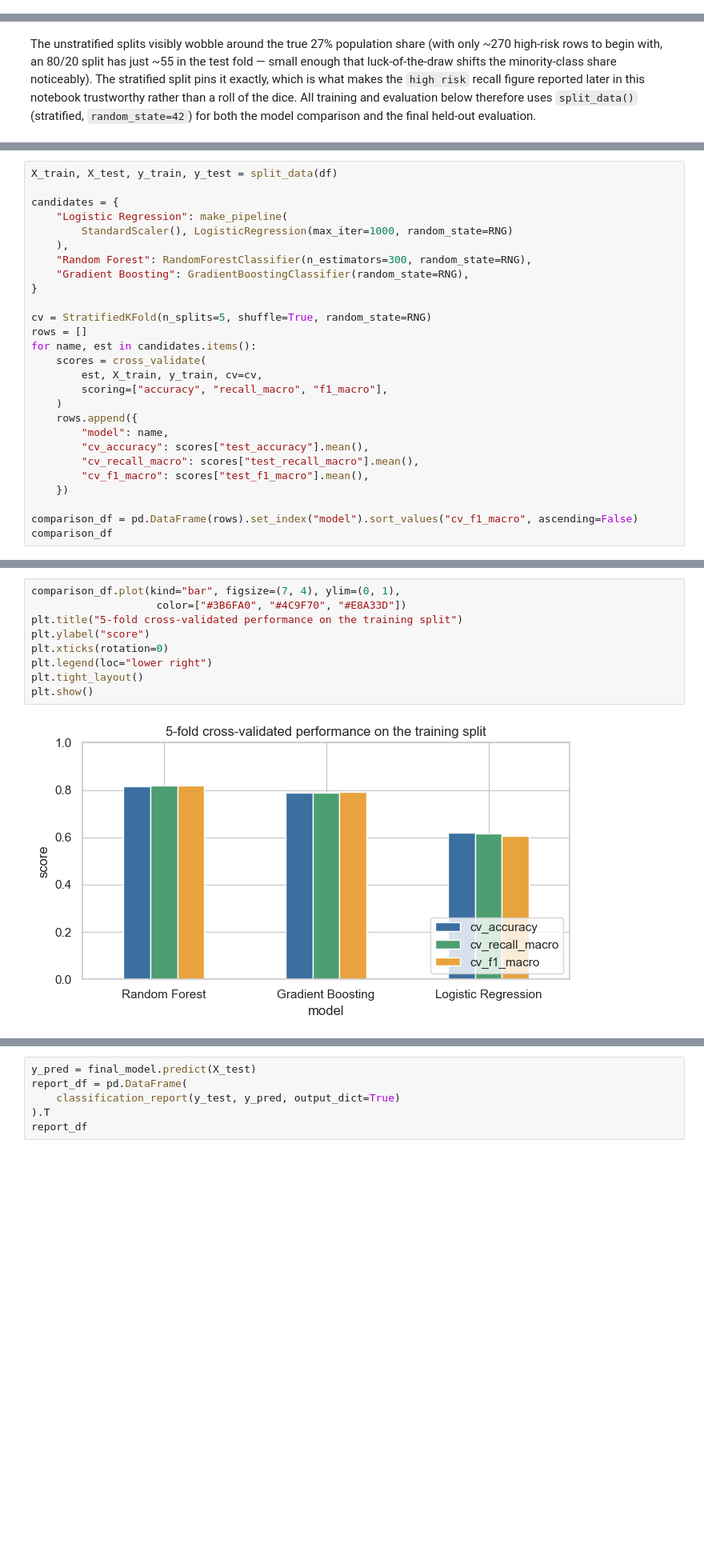
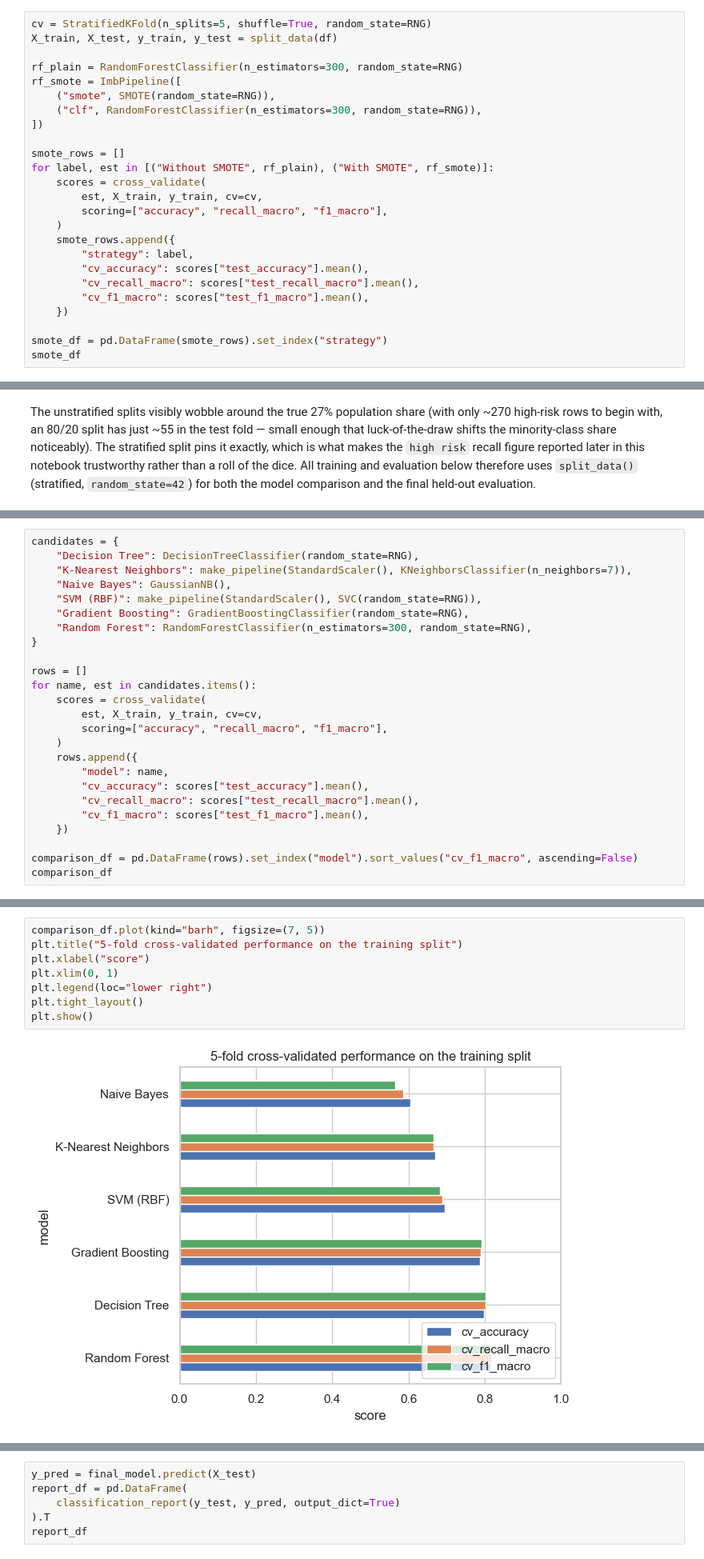
Before and after one commit to andyombogo/Eneza-Data-Science-Residential-training-2026, a Jupyter notebook: project7-maternal-child-health/notebooks/task1_risk_classifier_eda.ipynb, the cells around one changed output, grey strips where cells are left out. Shown at 80% size. Drawn from its saved outputs; the diff is of its cells as text; blank space fills up the shorter version.

```diff
--- a/project7-maternal-child-health/notebooks/task1_risk_classifier_eda.ipynb
+++ b/project7-maternal-child-health/notebooks/task1_risk_classifier_eda.ipynb
@@ -105,0 +117,25 @@ Classes are moderately imbalanced (`high risk` is the smallest at ~27%) but not
+# %%
+cv = StratifiedKFold(n_splits=5, shuffle=True, random_state=RNG)
+X_train, X_test, y_train, y_test = split_data(df)
+
+rf_plain = RandomForestClassifier(n_estimators=300, random_state=RNG)
+rf_smote = ImbPipeline([
+    ("smote", SMOTE(random_state=RNG)),
+    ("clf", RandomForestClassifier(n_estimators=300, random_state=RNG)),
+])
+
+smote_rows = []
+for label, est in [("Without SMOTE", rf_plain), ("With SMOTE", rf_smote)]:
+    scores = cross_validate(
+        est, X_train, y_train, cv=cv,
+        scoring=["accuracy", "recall_macro", "f1_macro"],
+    )
+    smote_rows.append({
+        "strategy": label,
+        "cv_accuracy": scores["test_accuracy"].mean(),
+        "cv_recall_macro": scores["test_recall_macro"].mean(),
+        "cv_f1_macro": scores["test_f1_macro"].mean(),
+    })
+
+smote_df = pd.DataFrame(smote_rows).set_index("strategy")
+smote_df
@@ -184,15 +240,13 @@ Rather than assume Random Forest is the best fit, three candidates are cross-val
 # %%
-X_train, X_test, y_train, y_test = split_data(df)
-
 candidates = {
-    "Logistic Regression": make_pipeline(
-        StandardScaler(), LogisticRegression(max_iter=1000, random_state=RNG)
-    ),
+    "Decision Tree": DecisionTreeClassifier(random_state=RNG),
+    "K-Nearest Neighbors": make_pipeline(StandardScaler(), KNeighborsClassifier(n_neighbors=7)),
+    "Naive Bayes": GaussianNB(),
+    "SVM (RBF)": make_pipeline(StandardScaler(), SVC(random_state=RNG)),
+    "Gradient Boosting": GradientBoostingClassifier(random_state=RNG),
     "Random Forest": RandomForestClassifier(n_estimators=300, random_state=RNG),
-    "Gradient Boosting": GradientBoostingClassifier(random_state=RNG),
 }
 
-cv = StratifiedKFold(n_splits=5, shuffle=True, random_state=RNG)
 rows = []
 for name, est in candidates.items():
     scores = cross_validate(
@@ -217,11 +274,10 @@ comparison_df
 # %%
-comparison_df.plot(kind="bar", figsize=(7, 4), ylim=(0, 1),
-                    color=["#3B6FA0", "#4C9F70", "#E8A33D"])
+comparison_df.plot(kind="barh", figsize=(7, 5))
 plt.title("5-fold cross-validated performance on the training split")
-plt.ylabel("score")
-plt.xticks(rotation=0)
+plt.xlabel("score")
+plt.xlim(0, 1)
 plt.legend(loc="lower right")
 plt.tight_layout()
 plt.show()
 # %% [output]
-[figure, old version]
+[figure, new version]
```
Also changed, not shown: parts of 26 cells of this notebook, 4 other files.
